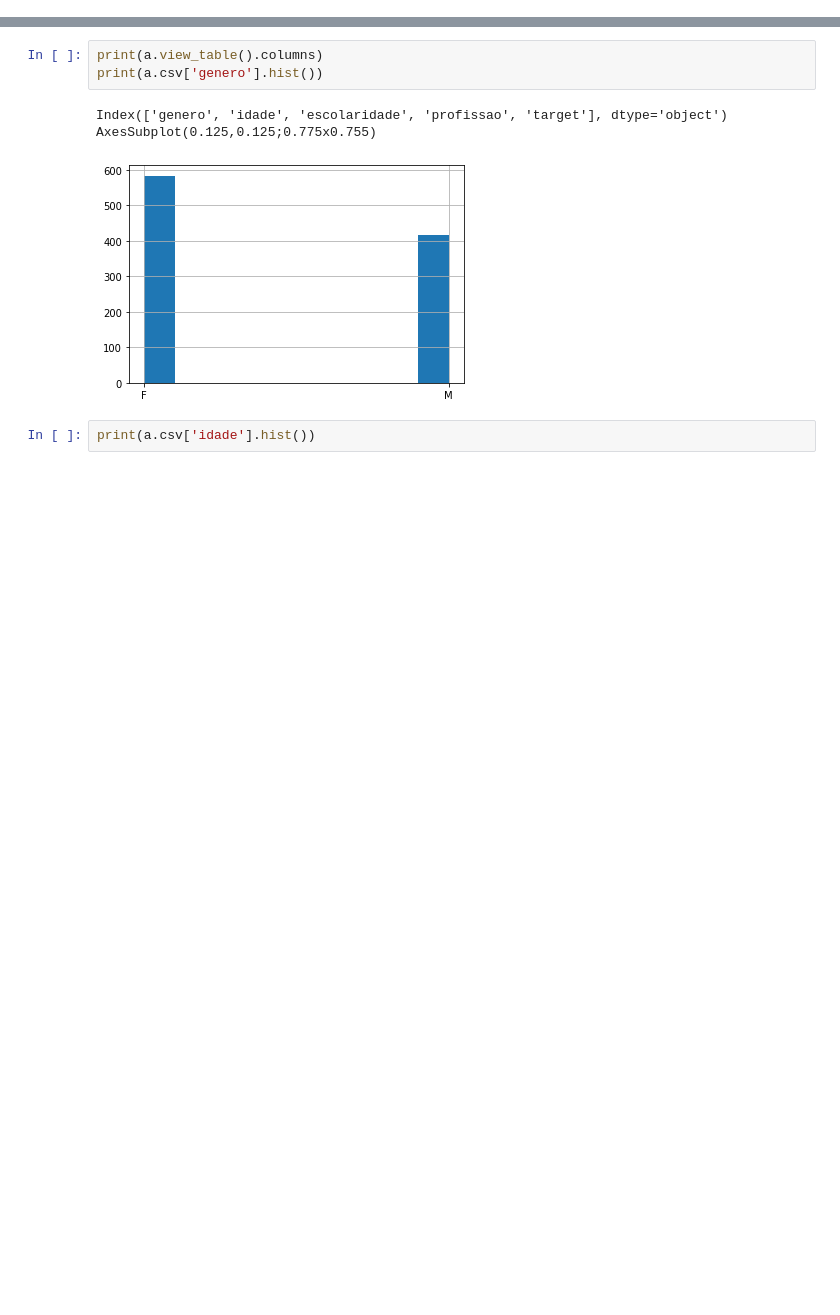
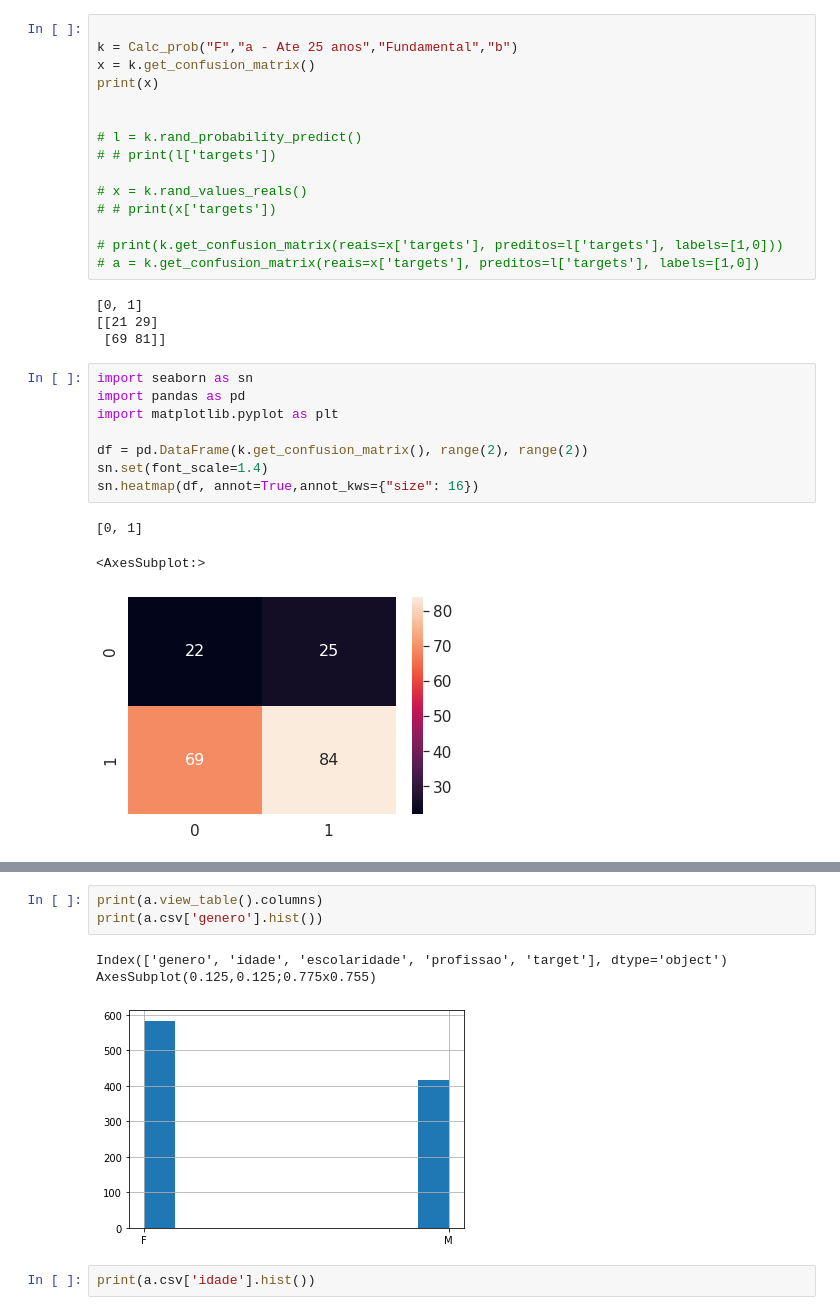
Before and after one commit to josuelopes512/naive-bayes, a Jupyter notebook: naive_bayes.ipynb, the cells around one changed output, grey strips where cells are left out. Saved outputs shown, nothing was run; the diff lists cells and outputs as text; blank space fills up the shorter version.

```diff
--- a/naive_bayes.ipynb
+++ b/naive_bayes.ipynb
@@ -52,2 +162,33 @@ class Bayes_Classifier:
+# %%
+
+k = Calc_prob("F","a - Ate 25 anos","Fundamental","b")
+x = k.get_confusion_matrix()
+print(x)
+
+
+# l = k.rand_probability_predict()
+# # print(l['targets'])
+
+# x = k.rand_values_reals()
+# # print(x['targets'])
+
+# print(k.get_confusion_matrix(reais=x['targets'], preditos=l['targets'], labels=[1,0]))
+# a = k.get_confusion_matrix(reais=x['targets'], preditos=l['targets'], labels=[1,0])
+# %% [output]
+[0, 1]
+[[21 29]
+ [69 81]]
+# %%
+import seaborn as sn
+import pandas as pd
+import matplotlib.pyplot as plt
+
+df = pd.DataFrame(k.get_confusion_matrix(), range(2), range(2))
+sn.set(font_scale=1.4)
+sn.heatmap(df, annot=True,annot_kws={"size": 16})
+# %% [output]
+[0, 1]
+<AxesSubplot:>
+[figure, added]
 # %%
 def calc_probability(genero, idade, escolaridade, profissao):
```
Also changed, not shown: parts of 5 cells of this notebook.
